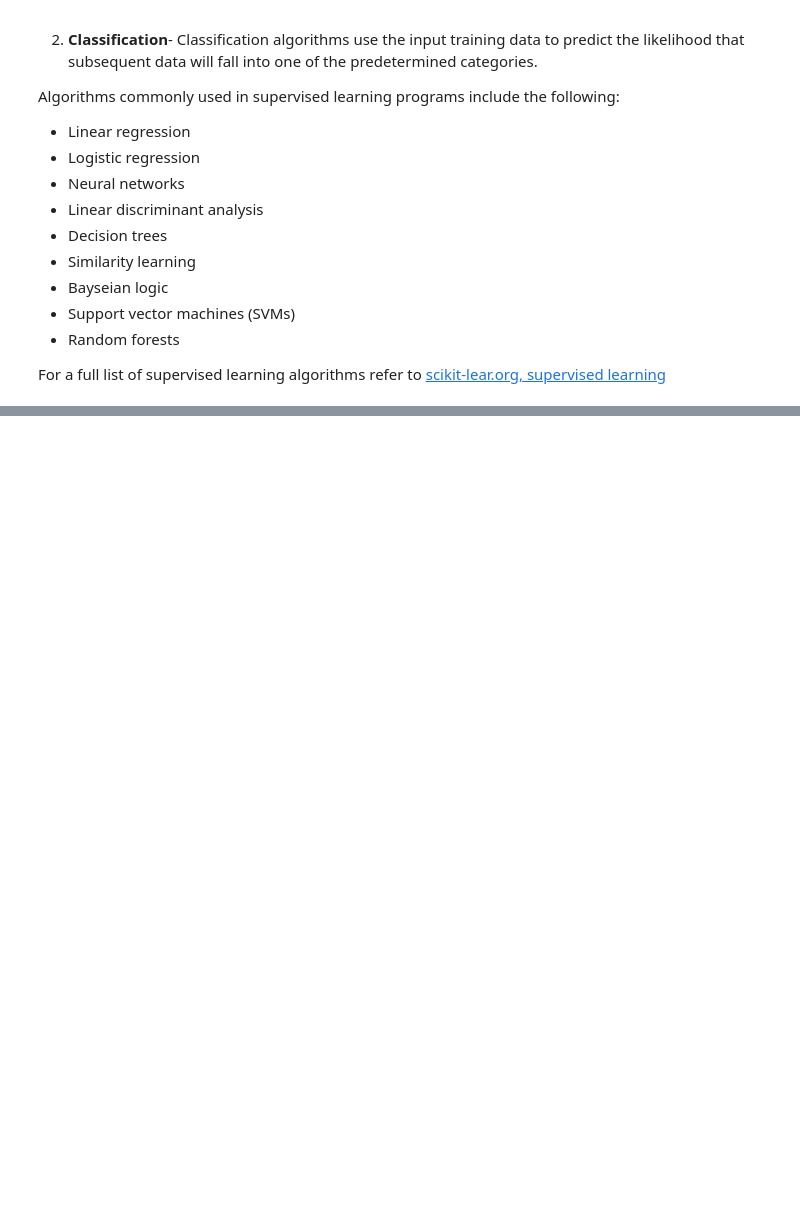
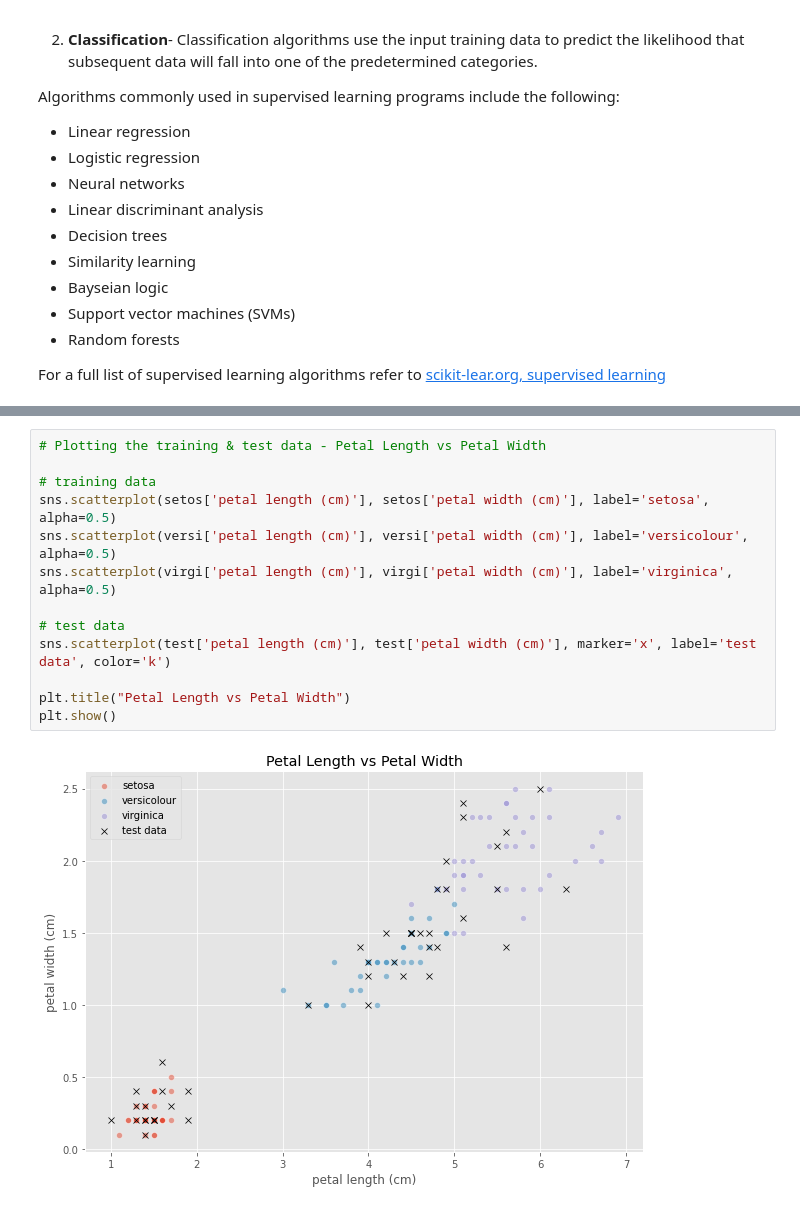
Before and after one commit to PaulSweeney89/ML-S_2021, a Jupyter notebook: scikit-learn.ipynb, the cells around one changed output, grey strips where cells are left out. Cells and saved outputs as stored; diff of their text form; blank space fills up the shorter version.

```diff
--- a/scikit-learn.ipynb
+++ b/scikit-learn.ipynb
@@ -327,0 +309,15 @@ https://towardsdatascience.com/supervised-machine-learning-using-python-scikit-l
+# %%
+# Plotting the training & test data - Petal Length vs Petal Width
+
+# training data
+sns.scatterplot(setos['petal length (cm)'], setos['petal width (cm)'], label='setosa', alpha=0.5)
+sns.scatterplot(versi['petal length (cm)'], versi['petal width (cm)'], label='versicolour', alpha=0.5)
+sns.scatterplot(virgi['petal length (cm)'], virgi['petal width (cm)'], label='virginica', alpha=0.5)
+
+# test data
+sns.scatterplot(test['petal length (cm)'], test['petal width (cm)'], marker='x', label='test data', color='k')
+
+plt.title("Petal Length vs Petal Width")
+plt.show()
+# %% [output]
+[figure, added]
```
Also changed, not shown: parts of 88 cells of this notebook, 4 other files.
